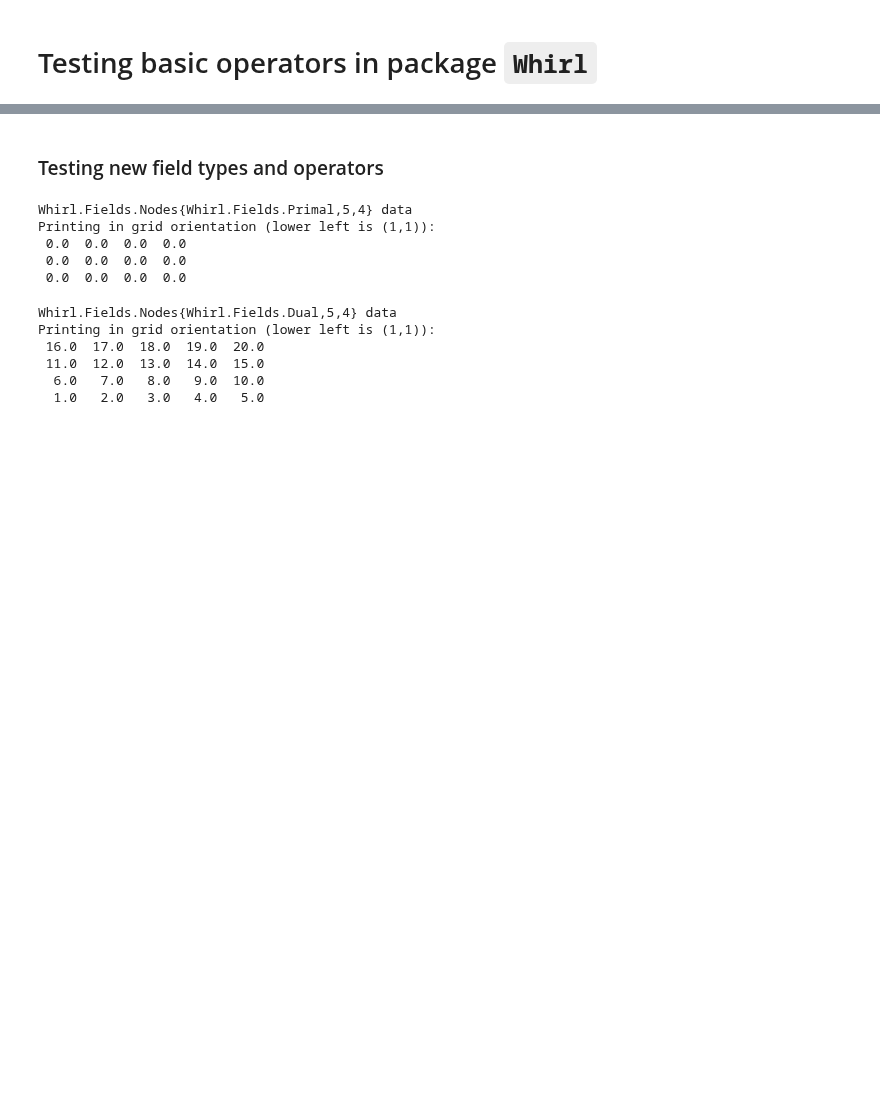
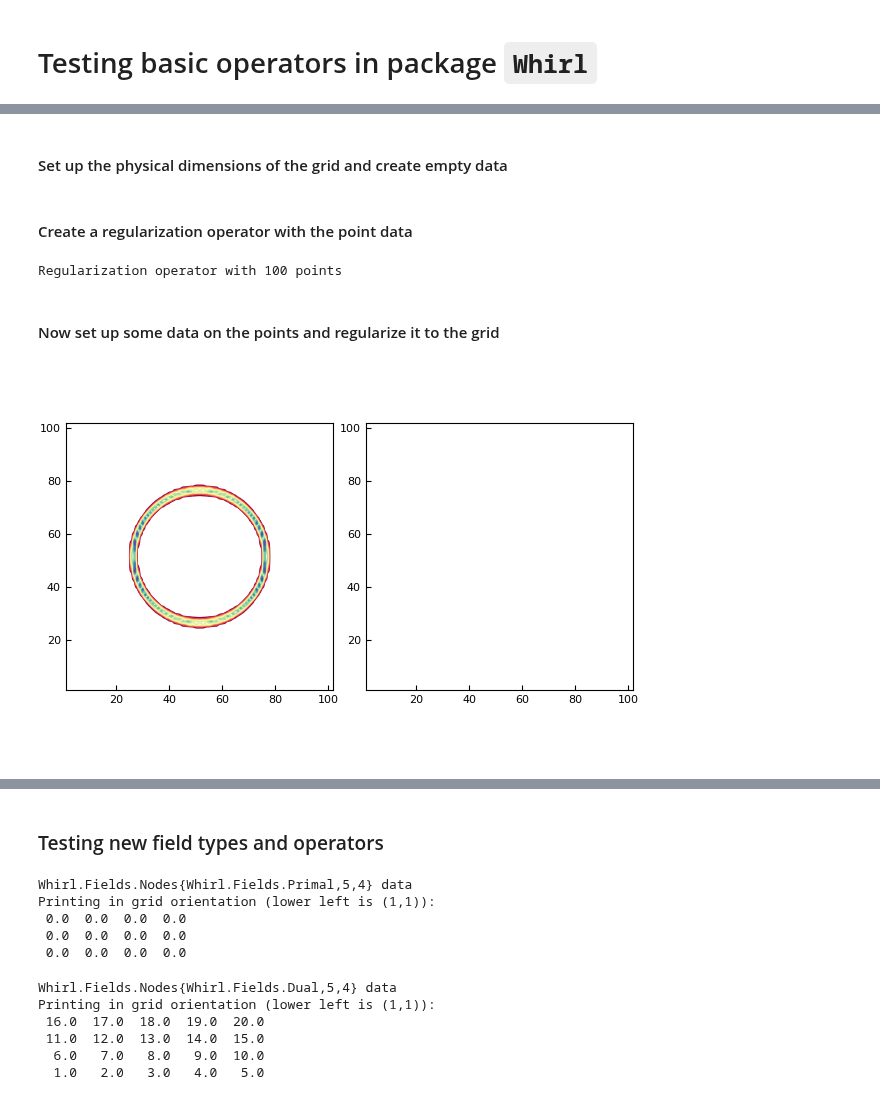
Before and after one commit to JuliaIBPM/ViscousFlow.jl, a Jupyter notebook: examples/Testing the LGF.ipynb, the cells around one changed output, grey strips where cells are left out. Drawn from its saved outputs; the diff is of its cells as text; code cells hidden in the pictures; blank space fills up the shorter version.

```diff
--- a/examples/Testing the LGF.ipynb
+++ b/examples/Testing the LGF.ipynb
@@ -13,0 +24,6 @@ default(grid = false)
+# %%
+n = 100;
+θ = linspace(0,2π,n+1);
+x = 0.5 + 0.25*cos.(θ[1:n])
+y = 0.5 + 0.25*sin.(θ[1:n])
+X = Points(x,y)
@@ -13,0 +48,26 @@ default(grid = false)
+# %% [markdown]
+#### Set up the physical dimensions of the grid and create empty data
+# %%
+nx = 102; ny = 102;
+Lx = 1.0;
+dx = Lx/(nx-2);
+q = Edges(Primal,(nx,ny));
+w = Nodes(Dual,(nx,ny));
+w̃ = Nodes(Primal,w);
+p = Edges(Dual,w);
+# %% [markdown]
+#### Create a regularization operator with the point data
+# %%
+R = Regularize(X,dx)
+# %% [output]
+Regularization operator with 100 points
+# %% [markdown]
+#### Now set up some data on the points and regularize it to the grid
+# %%
+f = Points(X)
+fill!(f.u,1.0);
+# %%
+R(q,f);
+plot(q)
+# %% [output]
+[figure, added]
```
Also changed, not shown: parts of 10 cells of this notebook, 4 other files.
